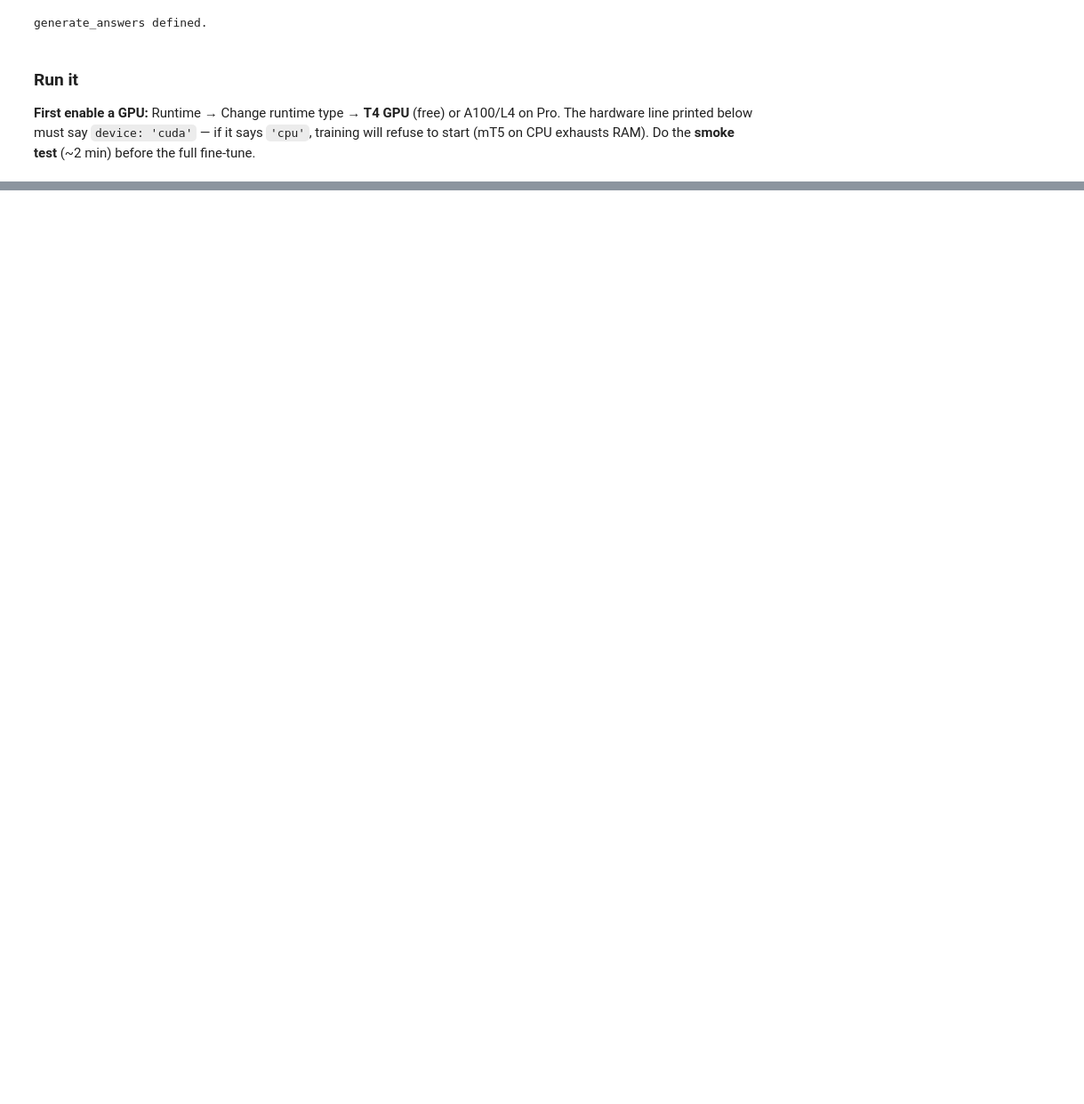
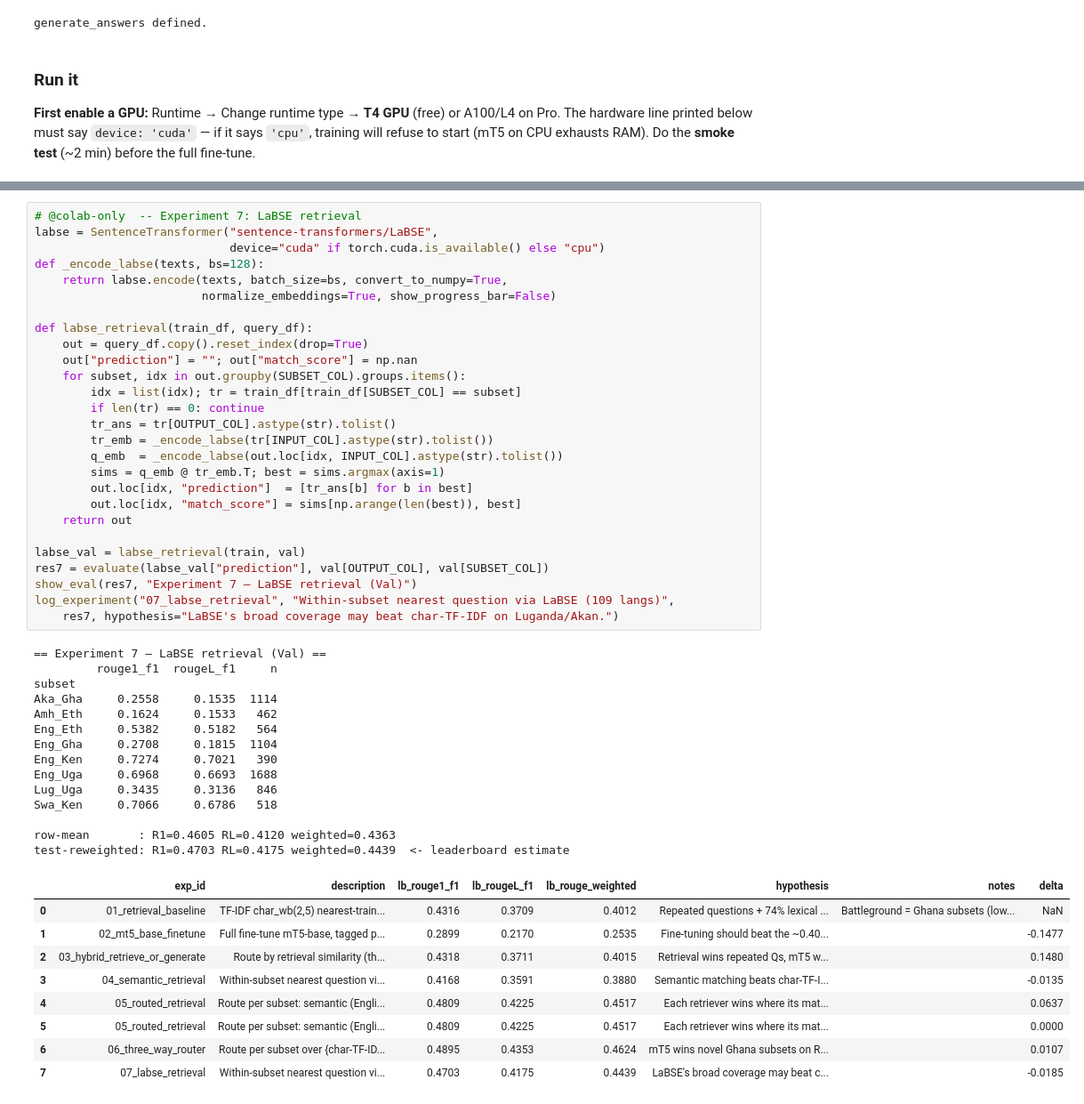
Before and after one commit to icyeza/African-Language-Health-QA-Challenge, a Jupyter notebook: health_qa_master.ipynb, the cells around one changed output, grey strips where cells are left out. Shown at 89% size. Drawn from its saved outputs; the diff is of its cells as text; blank space fills up the shorter version.

Commit message:
feat: add experiments 4 through 8

```diff
--- a/health_qa_master.ipynb
+++ b/health_qa_master.ipynb
@@ -1064,0 +1337,51 @@ write_submission(test["ID"], sem_test["prediction"], "submission_exp04_semantic.
+# %%
+# @colab-only  -- Experiment 7: LaBSE retrieval
+labse = SentenceTransformer("sentence-transformers/LaBSE",
+                            device="cuda" if torch.cuda.is_available() else "cpu")
+def _encode_labse(texts, bs=128):
+    return labse.encode(texts, batch_size=bs, convert_to_numpy=True,
+                        normalize_embeddings=True, show_progress_bar=False)
+
+def labse_retrieval(train_df, query_df):
+    out = query_df.copy().reset_index(drop=True)
+    out["prediction"] = ""; out["match_score"] = np.nan
+    for subset, idx in out.groupby(SUBSET_COL).groups.items():
+        idx = list(idx); tr = train_df[train_df[SUBSET_COL] == subset]
+        if len(tr) == 0: continue
+        tr_ans = tr[OUTPUT_COL].astype(str).tolist()
+        tr_emb = _encode_labse(tr[INPUT_COL].astype(str).tolist())
+        q_emb  = _encode_labse(out.loc[idx, INPUT_COL].astype(str).tolist())
+        sims = q_emb @ tr_emb.T; best = sims.argmax(axis=1)
+        out.loc[idx, "prediction"]  = [tr_ans[b] for b in best]
+        out.loc[idx, "match_score"] = sims[np.arange(len(best)), best]
+    return out
+
+labse_val = labse_retrieval(train, val)
+res7 = evaluate(labse_val["prediction"], val[OUTPUT_COL], val[SUBSET_COL])
+show_eval(res7, "Experiment 7 — LaBSE retrieval (Val)")
+log_experiment("07_labse_retrieval", "Within-subset nearest question via LaBSE (109 langs)",
+    res7, hypothesis="LaBSE's broad coverage may beat char-TF-IDF on Luganda/Akan.")
+# %% [output]
+== Experiment 7 — LaBSE retrieval (Val) ==
+         rouge1_f1  rougeL_f1     n
+subset
+Aka_Gha     0.2558     0.1535  1114
+Amh_Eth     0.1624     0.1533   462
+Eng_Eth     0.5382     0.5182   564
+Eng_Gha     0.2708     0.1815  1104
+Eng_Ken     0.7274     0.7021   390
+Eng_Uga     0.6968     0.6693  1688
+Lug_Uga     0.3435     0.3136   846
+Swa_Ken     0.7066     0.6786   518
+
+row-mean       : R1=0.4605 RL=0.4120 weighted=0.4363
+test-reweighted: R1=0.4703 RL=0.4175 weighted=0.4439  <- leaderboard estimate
+|  | exp_id | description | lb_rouge1_f1 | lb_rougeL_f1 | lb_rouge_weighted | hypothesis | notes | delta |
+| 0 | 01_retrieval_baseline | TF-IDF char_wb(2,5) nearest-train... | 0.4316 | 0.3709 | 0.4012 | Repeated questions + 74% lexical ... | Battleground = Ghana subsets (low... | NaN |
+| 1 | 02_mt5_base_finetune | Full fine-tune mT5-base, tagged p... | 0.2899 | 0.2170 | 0.2535 | Fine-tuning should beat the ~0.40... |  | -0.1477 |
+| 2 | 03_hybrid_retrieve_or_generate | Route by retrieval similarity (th... | 0.4318 | 0.3711 | 0.4015 | Retrieval wins repeated Qs, mT5 w... |  | 0.1480 |
+| 3 | 04_semantic_retrieval | Within-subset nearest question vi... | 0.4168 | 0.3591 | 0.3880 | Semantic matching beats char-TF-I... |  | -0.0135 |
+| 4 | 05_routed_retrieval | Route per subset: semantic (Engli... | 0.4809 | 0.4225 | 0.4517 | Each retriever wins where its mat... |  | 0.0637 |
+| 5 | 05_routed_retrieval | Route per subset: semantic (Engli... | 0.4809 | 0.4225 | 0.4517 | Each retriever wins where its mat... |  | 0.0000 |
+| 6 | 06_three_way_router | Route per subset over {char-TF-ID... | 0.4895 | 0.4353 | 0.4624 | mT5 wins novel Ghana subsets on R... |  | 0.0107 |
+| 7 | 07_labse_retrieval | Within-subset nearest question vi... | 0.4703 | 0.4175 | 0.4439 | LaBSE's broad coverage may beat c... |  | -0.0185 |
```
Also changed, not shown: parts of 29 cells of this notebook.
